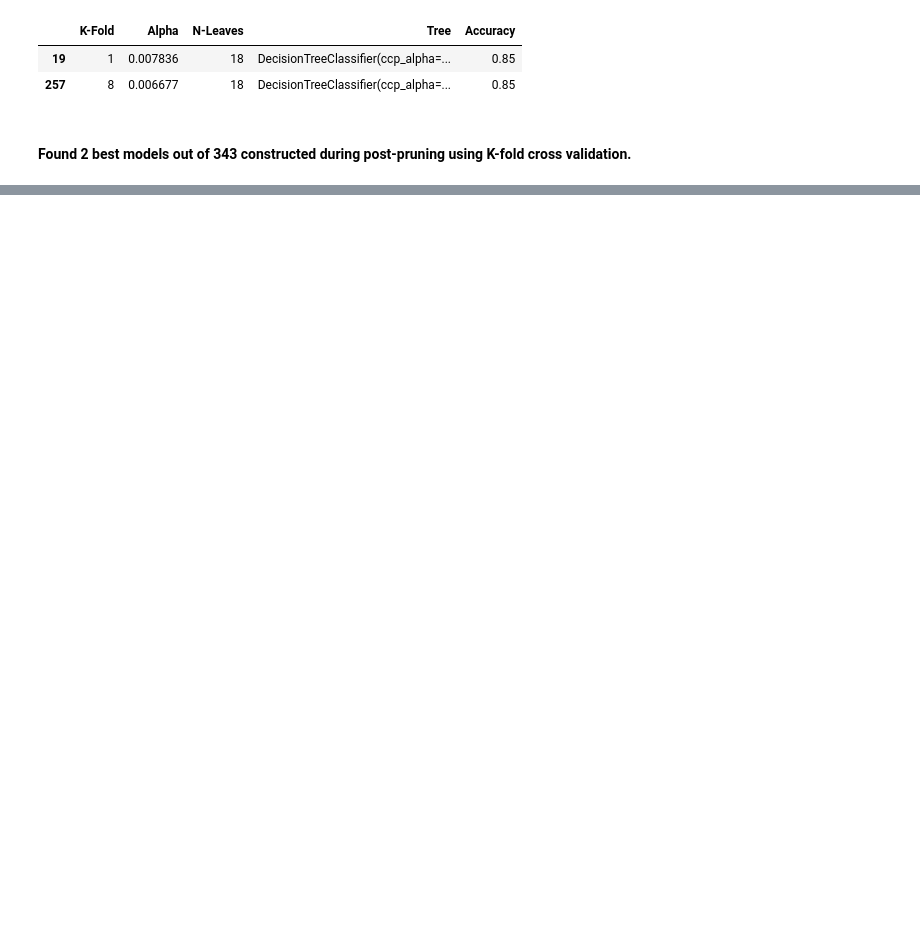
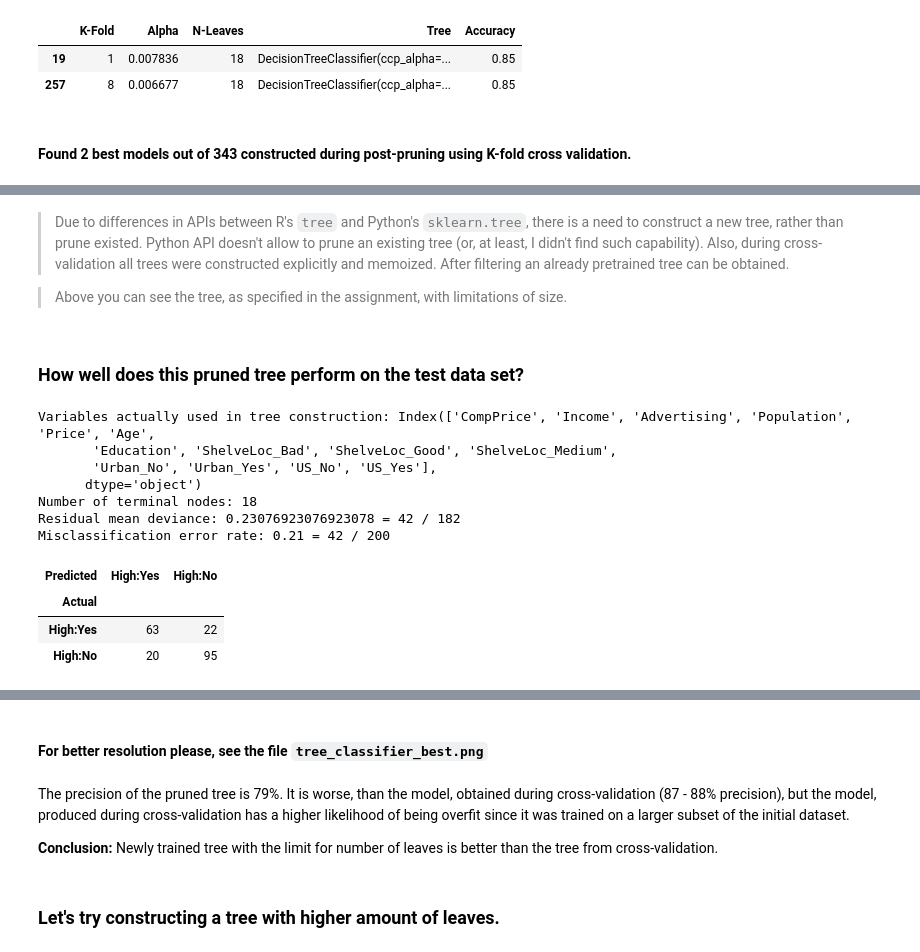
Before and after one commit to shevchenkobn/ml-practice, a Jupyter notebook: a6/a6.ipynb, the cells around one changed output, grey strips where cells are left out. Saved outputs shown, nothing was run; the diff lists cells and outputs as text; code cells hidden in the pictures; blank space fills up the shorter version.

```diff
--- a/a6/a6.ipynb
+++ b/a6/a6.ipynb
@@ -500,0 +530,28 @@ After applying filtering there exist 2 models (out of 343 constructed), which sa
+# %%
+x_df, y_df = split_tree_x_y(train_df)
+pruned_tree = fit_tree(x_df, y_df, max_leaf_nodes=cv_best_tree['N-Leaves'])
+# %% [markdown]
+> Due to differences in APIs between R's `tree` and Python's `sklearn.tree`, there is a need to construct a new tree, rather than prune existed. Python API doesn't allow to prune an existing tree (or, at least, I didn't find such capability).
+> Also, during cross-validation all trees were constructed explicitly and memoized. After filtering an already pretrained tree can be obtained.
+
+> Above you can see the tree, as specified in the assignment, with limitations of size.
+# %% [markdown]
+### How well does this pruned tree perform on the test data set?
+# %%
+tree_prediction = pruned_tree.predict(test_x_df)
+ct_df = crosstable_df(y_levels, ct_actual, to_row_hash_array(tree_prediction.reshape((-1, 1)), test_y_df.columns))
+print_tree(pruned_tree, test_x_df, test_y_df)
+display(ct_df)
+plot_tree(pruned_tree, test_x_df, test_y_df, 'tree_classifier_best')
+# %% [output]
+Variables actually used in tree construction: Index(['CompPrice', 'Income', 'Advertising', 'Population', 'Price', 'Age',
+       'Education', 'ShelveLoc_Bad', 'ShelveLoc_Good', 'ShelveLoc_Medium',
+       'Urban_No', 'Urban_Yes', 'US_No', 'US_Yes'],
+      dtype='object')
+Number of terminal nodes: 18
+Residual mean deviance: 0.23076923076923078 = 42 / 182
+Misclassification error rate: 0.21 = 42 / 200
+| Predicted | High:Yes | High:No |
+| Actual |  |  |
+| High:Yes | 63 | 22 |
+| High:No | 20 | 95 |
@@ -500,0 +560,7 @@ After applying filtering there exist 2 models (out of 343 constructed), which sa
+#### For better resolution please, see the file `tree_classifier_best.png`
+# %% [markdown]
+The precision of the pruned tree is 79%. It is worse, than the model, obtained during cross-validation (87 - 88% precision), but the model, produced during cross-validation has a higher likelihood of being overfit since it was trained on a larger subset of the initial dataset.
+
+**Conclusion:** Newly trained tree with the limit for number of leaves is better than the tree from cross-validation.
+# %% [markdown]
+### Let's try constructing a tree with higher amount of leaves.
```
Also changed, not shown: parts of 13 cells of this notebook, 2 other files.
